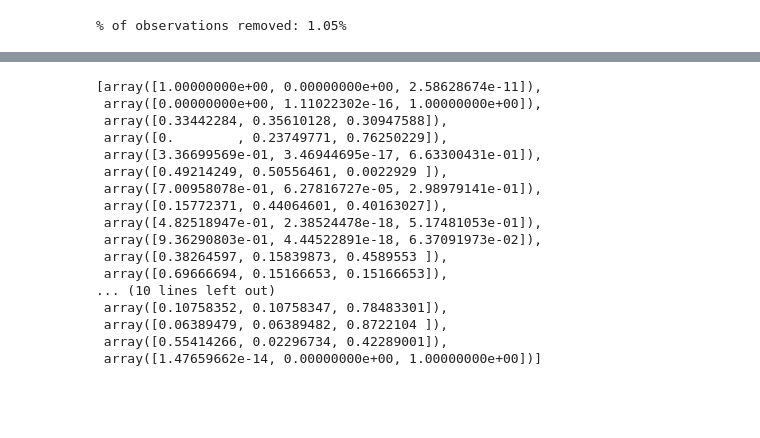
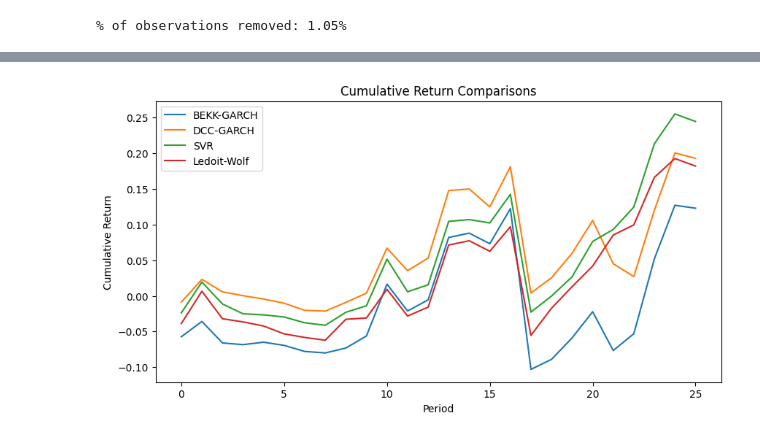
Before and after one commit to hogDuc/time-series-risk-modeling, a Jupyter notebook: mvp_portfolio.ipynb, the cells around one changed output, grey strips where cells are left out. Cells and saved outputs as stored; diff of their text form; code cells hidden in the pictures; blank space fills up the shorter version.

```diff
--- a/mvp_portfolio.ipynb
+++ b/mvp_portfolio.ipynb
@@ -136,3 +176,4 @@ scale_factor = 10000 # Add a scale factor to avoid equal weighted covariance
 bekk_sum = np.array([np.sum(item, axis=0) for item in np.array(bekk_covs)]) * scale_factor
 dcc_sum = np.array([np.sum(item, axis=0) for item in np.array(dcc_covs)]) * scale_factor
 svr_sum = np.array([np.sum(item, axis=0) for item in np.array(svr_covs)]) * scale_factor
+lw_covs = np.array(lw_covs) * scale_factor
@@ -143,20 +185,14 @@ svr_ws = [minimum_variance_portfolio(cov_mat, data_returns)[0] for cov_mat in sv
 # %%
-bekk_ws
+# Portfolio returns
+horizon = 10
+
+def weighted_port_returns(return_df: pd.DataFrame, horizon:int, weights:list):
+    simple_return = return_df + 1
+    holding_return = simple_return.groupby(np.arange(len(simple_return))//horizon).apply(np.prod, axis=0) - 1
+    return np.array(holding_return) * np.array(weights)
+
+# Calculate weighted returns
+bekk_weighted_r = weighted_port_returns(test_df, horizon=horizon, weights=bekk_ws)
+dcc_weighted_r = weighted_port_returns(test_df, horizon=horizon, weights=dcc_ws)
+svr_weighted_r = weighted_port_returns(test_df, horizon=horizon, weights=svr_ws)
+lw_weighted_r = weighted_port_returns(test_df, horizon=horizon, weights=lw_ws)
-# %% [output]
-[array([1.00000000e+00, 0.00000000e+00, 2.58628674e-11]),
- array([0.00000000e+00, 1.11022302e-16, 1.00000000e+00]),
- array([0.33442284, 0.35610128, 0.30947588]),
- array([0.        , 0.23749771, 0.76250229]),
- array([3.36699569e-01, 3.46944695e-17, 6.63300431e-01]),
- array([0.49214249, 0.50556461, 0.0022929 ]),
- array([7.00958078e-01, 6.27816727e-05, 2.98979141e-01]),
- array([0.15772371, 0.44064601, 0.40163027]),
- array([4.82518947e-01, 2.38524478e-18, 5.17481053e-01]),
- array([9.36290803e-01, 4.44522891e-18, 6.37091973e-02]),
- array([0.38264597, 0.15839873, 0.4589553 ]),
- array([0.69666694, 0.15166653, 0.15166653]),
-... (10 lines left out)
- array([0.10758352, 0.10758347, 0.78483301]),
- array([0.06389479, 0.06389482, 0.8722104 ]),
- array([0.55414266, 0.02296734, 0.42289001]),
- array([1.47659662e-14, 0.00000000e+00, 1.00000000e+00])]
@@ -163,2 +228,22 @@ bekk_ws
+# %%
+import matplotlib.pyplot as plt
+
+cum_bekk_port_r = (1 + bekk_port_r).cumprod() - 1
+cum_dcc_port_r = (1 + dcc_port_r).cumprod() - 1
+cum_svr_port_r = (1 + svr_port_r).cumprod() - 1
+cum_lw_port_r = (1 + lw_port_r).cumprod() - 1
+plt.figure(figsize=(10, 5))
+plt.plot(cum_bekk_port_r, label='BEKK-GARCH')
+plt.plot(cum_dcc_port_r, label='DCC-GARCH')
+plt.plot(cum_svr_port_r, label='SVR')
+plt.plot(cum_lw_port_r, label='Ledoit-Wolf') # Benchmark
+plt.xlabel('Period')
+plt.ylabel('Cumulative Return')
+plt.title('Cumulative Return Comparisons')
+plt.legend()
+plt.grid(False)
+plt.show()
+# %% [output]
+[figure, added]
 # %%
 eval_table = pd.DataFrame({
```
Also changed, not shown: parts of 9 cells of this notebook, 4 other files.
